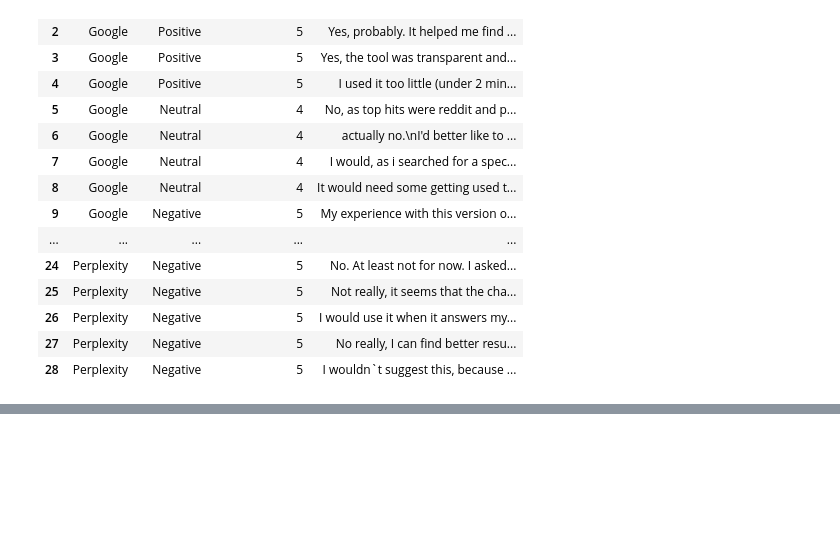
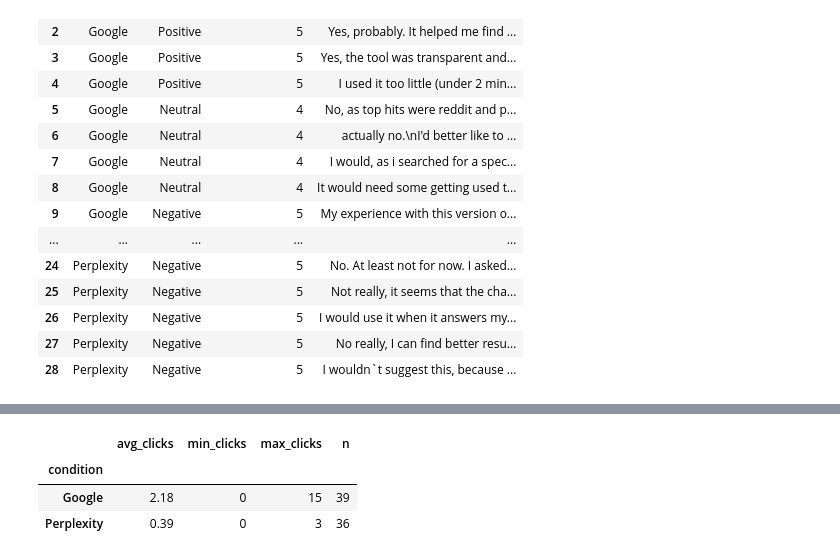
Before and after one commit to kaki1995/Advanced-Project-Study_TUM-GG-Istanbul, a Jupyter notebook: regression_analysis.ipynb, the cells around one changed output, grey strips where cells are left out. Saved outputs shown, nothing was run; the diff lists cells and outputs as text; code cells hidden in the pictures; blank space fills up the shorter version.

```diff
--- a/regression_analysis.ipynb
+++ b/regression_analysis.ipynb
@@ -2821,0 +2840,20 @@ Perplexity – Google count differences (positive = higher for Perplexity):
+# %%
+high_min, high_max = 6, 7
+
+chat_high_familiarity = (
+    df_chat_surveys.loc[
+        df_chat_surveys["q7_chatbot_familiarity"].between(high_min, high_max),
+        ["participant_id", "q7_chatbot_familiarity"],
+    ]
+    .dropna(subset=["participant_id"])
+    .reset_index(drop=True)
+)
+
+google_high_familiarity = (
+    df_gg_surveys.loc[
+        df_gg_surveys["q7_chatbot_familiarity"].between(high_min, high_max),
+        ["participant_id", "q7_chatbot_familiarity"],
+    ]
+    .dropna(subset=["participant_id"])
+    .reset_index(drop=True)
+)
@@ -2821,0 +3272,65 @@ Perplexity – Google count differences (positive = higher for Perplexity):
+# %%
+# -------------------------------------------------------
+# High-familiarity participants: click counts (Google vs Perplexity)
+# -------------------------------------------------------
+if "google_high_ids" not in globals():
+    google_high_ids = set(google_high_familiarity["participant_id"].dropna())
+
+if "perplexity_high_ids" not in globals():
+    perplexity_high_ids = set(chat_high_familiarity["participant_id"].dropna())
+
+google_high_clicks = (
+    df_gg_search_session_filtered.loc[
+        df_gg_search_session_filtered["participant_id"].isin(google_high_ids),
+        ["participant_id", "total_clicked_results_count"],
+    ]
+    .dropna(subset=["total_clicked_results_count"])
+    .groupby("participant_id", as_index=False)
+    .agg(clicks=("total_clicked_results_count", "sum"))
+    .assign(condition=0)
+)
+
+perplexity_high_clicks = (
+    df_chat_click_events.loc[
+        df_chat_click_events["participant_id"].isin(perplexity_high_ids),
+        ["participant_id", "clicked_at"],
+    ]
+    .groupby("participant_id", as_index=False)
+    .agg(clicks=("clicked_at", "count"))
+    .assign(condition=1)
+)
+
+df_high_clicks = (
+    pd.concat([google_high_clicks, perplexity_high_clicks], ignore_index=True)
+    .dropna(subset=["clicks"])
+)
+
+df_high_clicks = df_high_clicks[df_high_clicks["clicks"] >= 0].copy()
+
+if df_high_clicks.empty or df_high_clicks["condition"].nunique() < 2:
+    print(
+        "Insufficient click data for high-familiarity participants "
+        f"(Google n={google_high_clicks.shape[0]}, Perplexity n={perplexity_high_clicks.shape[0]})."
+    )
+else:
+    df_high_clicks["log_clicks"] = np.log(df_high_clicks["clicks"] + 1)
+
+    high_click_model = smf.ols("log_clicks ~ condition", data=df_high_clicks).fit(cov_type="HC3")
+    print(high_click_model.summary())
+
+    beta_high_clicks = high_click_model.params["condition"]
+    percent_diff_high_clicks = (np.exp(beta_high_clicks) - 1) * 100
+    print(
+        f"\nPerplexity vs Google (high familiarity): "
+        f"{percent_diff_high_clicks:.2f}% difference in click counts"
+    )
+
+    condition_map = {0: "Google", 1: "Perplexity"}
+    click_summary = (
+        df_high_clicks.groupby("condition")["clicks"]
+        .agg(avg_clicks="mean", min_clicks="min", max_clicks="max", n="count")
+        .rename(index=condition_map)
+    )
+    print("\nClick-count summary (high familiarity):")
+    display(click_summary.round(2))
+# %% [output]
@@ -2821,0 +3354,4 @@ Perplexity – Google count differences (positive = higher for Perplexity):
+|  | avg_clicks | min_clicks | max_clicks | n |
+| condition |  |  |  |  |
+| Google | 2.18 | 0 | 15 | 39 |
+| Perplexity | 0.39 | 0 | 3 | 36 |
```
Also changed, not shown: parts of 30 cells of this notebook, 1 other file.
